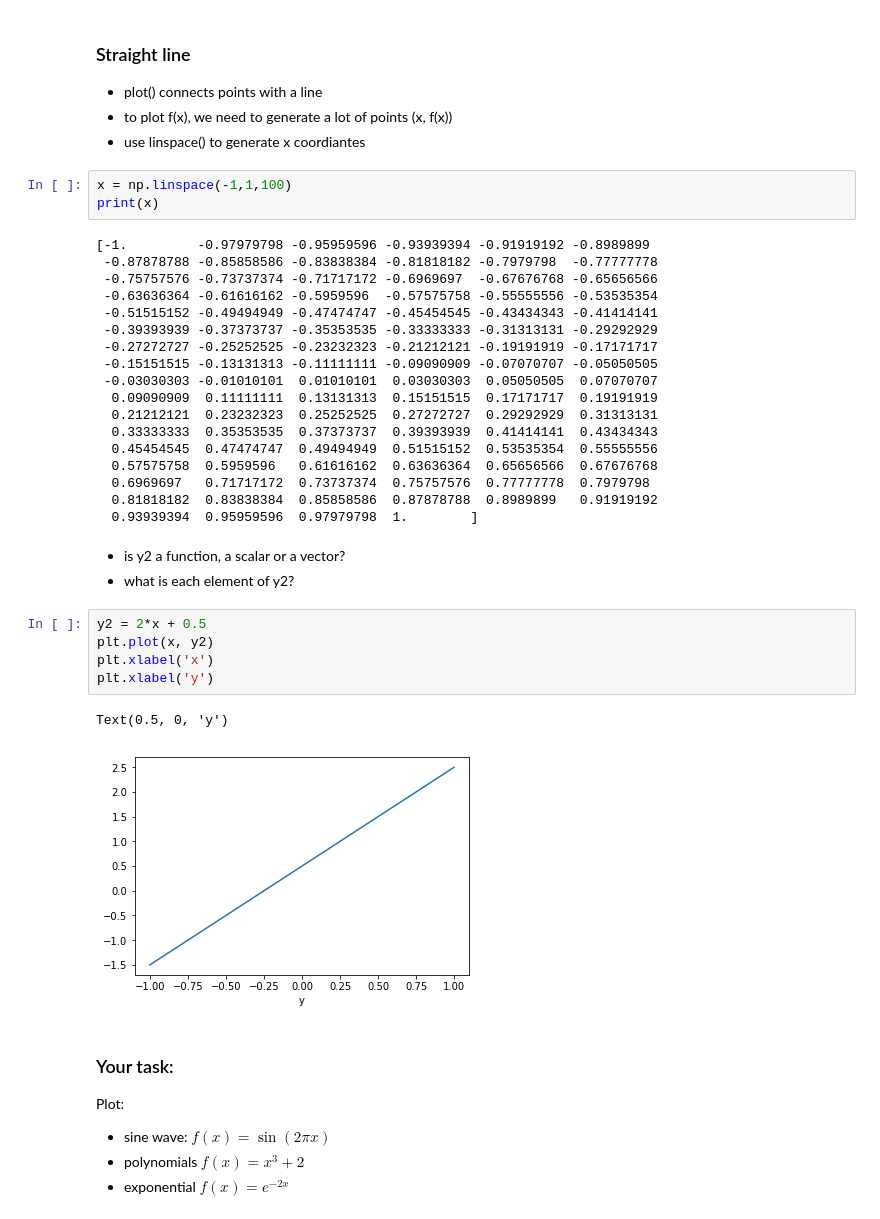
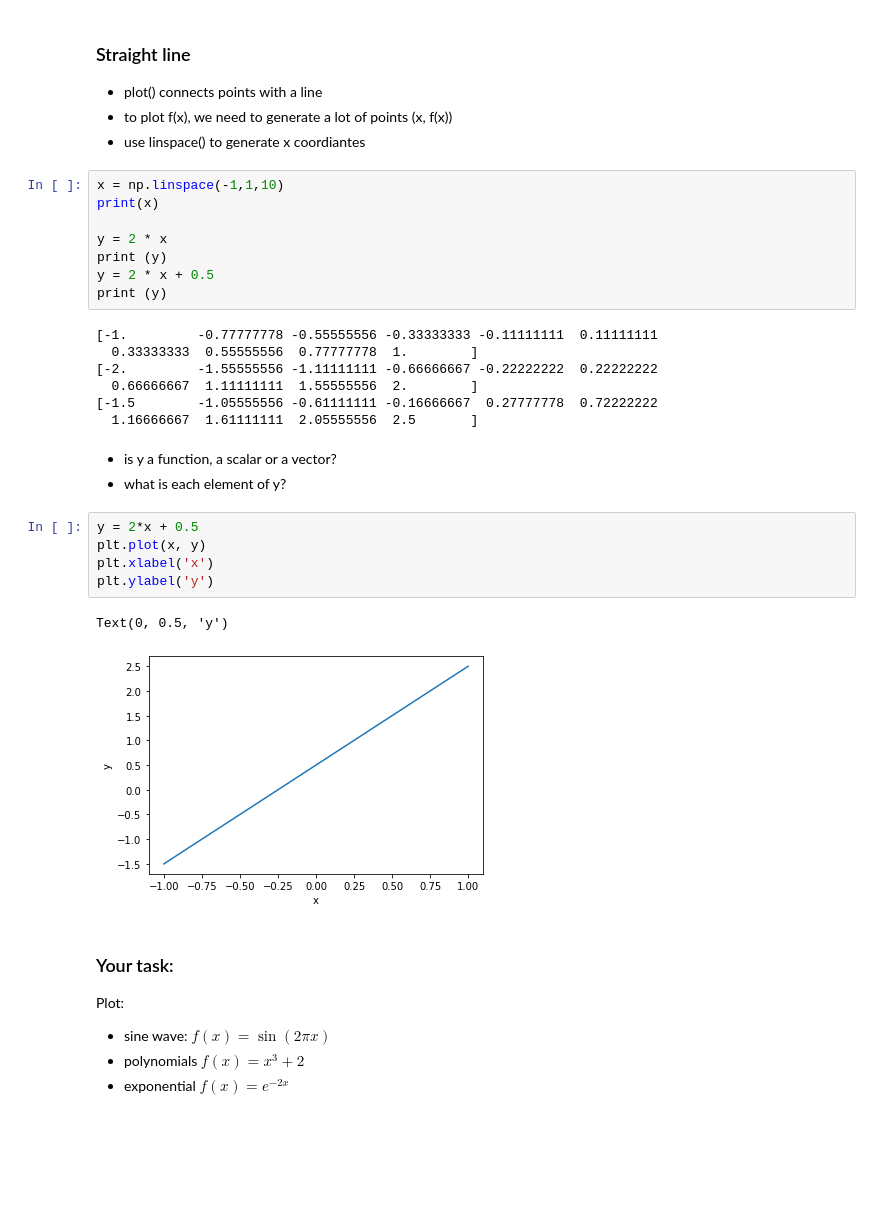
Before and after one commit to asarmadi/summer_ml_s3, a Jupyter notebook: day02/demo_plot.ipynb, the cells around one changed output. Drawn from its saved outputs; the diff is of its cells as text; blank space fills up the shorter version.

```diff
--- a/day02/demo_plot.ipynb
+++ b/day02/demo_plot.ipynb
@@ -28,37 +29,31 @@ Text(0.5, 0, 'y')
 - to plot f(x), we need to generate a lot of points (x, f(x))
 - use linspace() to generate x coordiantes
 # %%
-x = np.linspace(-1,1,100)
+x = np.linspace(-1,1,10)
 print(x)
+
+y = 2 * x
+print (y)
+y = 2 * x + 0.5
+print (y)
 # %% [output]
-[-1.         -0.97979798 -0.95959596 -0.93939394 -0.91919192 -0.8989899
- -0.87878788 -0.85858586 -0.83838384 -0.81818182 -0.7979798  -0.77777778
- -0.75757576 -0.73737374 -0.71717172 -0.6969697  -0.67676768 -0.65656566
- -0.63636364 -0.61616162 -0.5959596  -0.57575758 -0.55555556 -0.53535354
- -0.51515152 -0.49494949 -0.47474747 -0.45454545 -0.43434343 -0.41414141
- -0.39393939 -0.37373737 -0.35353535 -0.33333333 -0.31313131 -0.29292929
- -0.27272727 -0.25252525 -0.23232323 -0.21212121 -0.19191919 -0.17171717
- -0.15151515 -0.13131313 -0.11111111 -0.09090909 -0.07070707 -0.05050505
- -0.03030303 -0.01010101  0.01010101  0.03030303  0.05050505  0.07070707
-  0.09090909  0.11111111  0.13131313  0.15151515  0.17171717  0.19191919
-  0.21212121  0.23232323  0.25252525  0.27272727  0.29292929  0.31313131
-  0.33333333  0.35353535  0.37373737  0.39393939  0.41414141  0.43434343
-  0.45454545  0.47474747  0.49494949  0.51515152  0.53535354  0.55555556
-  0.57575758  0.5959596   0.61616162  0.63636364  0.65656566  0.67676768
-  0.6969697   0.71717172  0.73737374  0.75757576  0.77777778  0.7979798
-  0.81818182  0.83838384  0.85858586  0.87878788  0.8989899   0.91919192
-  0.93939394  0.95959596  0.97979798  1.        ]
+[-1.         -0.77777778 -0.55555556 -0.33333333 -0.11111111  0.11111111
+  0.33333333  0.55555556  0.77777778  1.        ]
+[-2.         -1.55555556 -1.11111111 -0.66666667 -0.22222222  0.22222222
+  0.66666667  1.11111111  1.55555556  2.        ]
+[-1.5        -1.05555556 -0.61111111 -0.16666667  0.27777778  0.72222222
+  1.16666667  1.61111111  2.05555556  2.5       ]
 # %% [markdown]
-- is y2 a function, a scalar or a vector?
-- what is each element of y2?
+- is y a function, a scalar or a vector?
+- what is each element of y?
 # %%
-y2 = 2*x + 0.5
-plt.plot(x, y2)
+y = 2*x + 0.5
+plt.plot(x, y)
 plt.xlabel('x')
-plt.xlabel('y')
+plt.ylabel('y')
 # %% [output]
-Text(0.5, 0, 'y')
+Text(0, 0.5, 'y')
-[figure, old version]
+[figure, new version]
 # %% [markdown]
 ### Your task:
 Plot:
```
Also changed, not shown: parts of 6 cells of this notebook.
